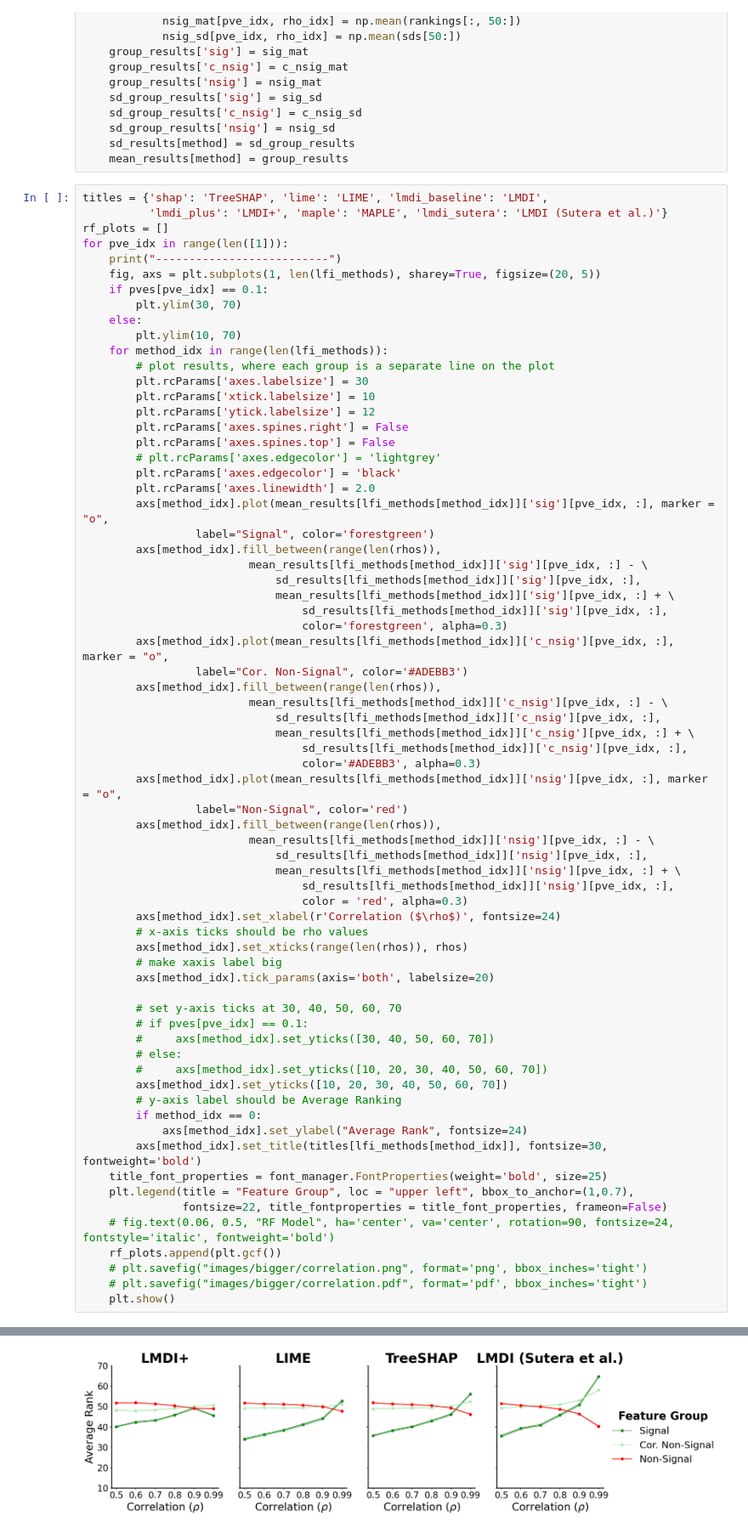
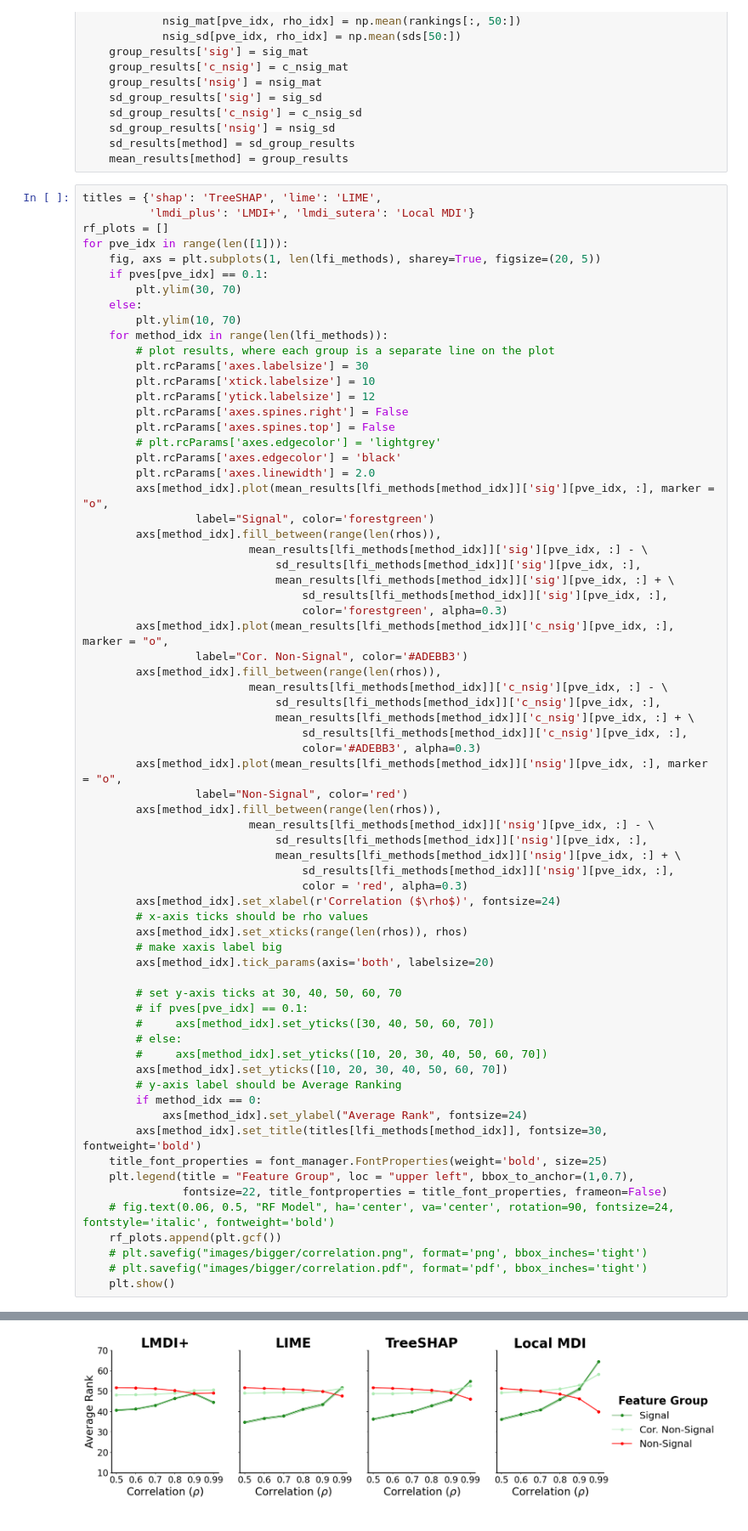
Before and after one commit to Yu-Group/imodels-experiments, a Jupyter notebook: feature_importance/correlation-bias/correlation.ipynb, the cells around one changed output, grey strips where cells are left out. Shown at 85% size. Cells and saved outputs as stored; diff of their text form.

```diff
--- a/feature_importance/correlation-bias/correlation.ipynb
+++ b/feature_importance/correlation-bias/correlation.ipynb
@@ -44,11 +43,10 @@ for method in lfi_methods:
     sd_results[method] = sd_group_results
     mean_results[method] = group_results
 # %%
-titles = {'shap': 'TreeSHAP', 'lime': 'LIME', 'lmdi_baseline': 'LMDI',
-          'lmdi_plus': 'LMDI+', 'maple': 'MAPLE', 'lmdi_sutera': 'LMDI (Sutera et al.)'}
+titles = {'shap': 'TreeSHAP', 'lime': 'LIME',
+          'lmdi_plus': 'LMDI+', 'lmdi_sutera': 'Local MDI'}
 rf_plots = []
 for pve_idx in range(len([1])):
-    print("--------------------------")
     fig, axs = plt.subplots(1, len(lfi_methods), sharey=True, figsize=(20, 5))
     if pves[pve_idx] == 0.1:
         plt.ylim(30, 70)
@@ -117 +114 @@ for pve_idx in range(len([1])):
-[figure, old version]
+[figure, new version]
```
Also changed, not shown: parts of 3 cells of this notebook, 16 other files.
